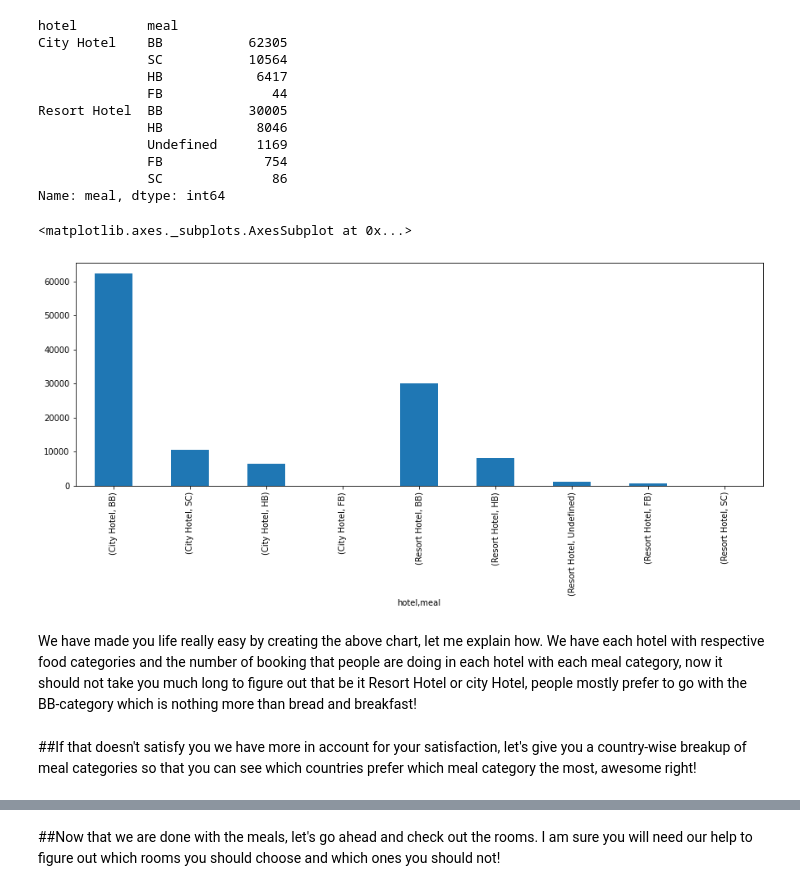
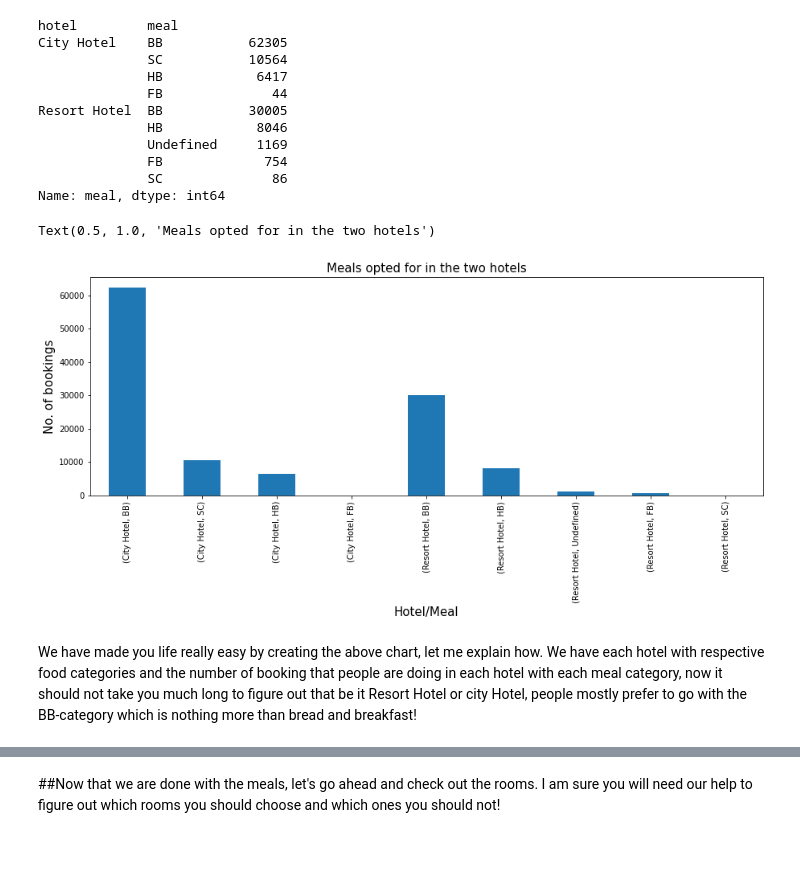
Before and after one commit to Tawheed-DS/Hotel-booking-analysis, a Jupyter notebook: CH_Tawheed_Hotel_Booking_Analysis_Capstone_Project.ipynb, the cells around one changed output, grey strips where cells are left out. Drawn from its saved outputs; the diff is of its cells as text; code cells hidden in the pictures; blank space fills up the shorter version.

```diff
--- a/CH_Tawheed_Hotel_Booking_Analysis_Capstone_Project.ipynb
+++ b/CH_Tawheed_Hotel_Booking_Analysis_Capstone_Project.ipynb
@@ -24,4 +24,4 @@ import seaborn as sns
 #Let's do some preliminary analysis for the start
 # %%
 #Read the Data file into a dataframe
-original_df = pd.read_csv(path)
+df = pd.read_csv(path)
@@ -135,7 +136,7 @@ features_to_be_dropped = ['arrival_date_week_number',
 ##Now we don't want to ruin the original data here so will begin with creating a copy of it so we can lay our hands on it without having to be afraid of ruining the whole show!
 # %%
 #Creating a copy of original dataframe using (.copy) method
-new_df = original_df.copy()
+new_df = df.copy()
 # %% [markdown]
 ##There are 4 missing values in the children column, we can easily assume that those people brought no children to the party!
  <i>Okay so let's assume that and also let's get on with dropping columns</i>
@@ -338,12 +345,14 @@ Name: meal, dtype: int64
 # %%
 #Define a figure size
 plt.rcParams['figure.figsize'] = (15,5)
 #Plot a bar graph
 popular_meal_category.plot(kind= 'bar')
+
+plt.ylabel('No. of bookings',fontdict={'fontsize':15})
+plt.xlabel('Hotel/Meal',fontdict={'fontsize':15})
+plt.title('Meals opted for in the two hotels',fontdict={'fontsize':15})
 # %% [output]
-<matplotlib.axes._subplots.AxesSubplot at 0x...>
+Text(0.5, 1.0, 'Meals opted for in the two hotels')
-[figure, old version]
+[figure, new version]
 # %% [markdown]
 We have made you life really easy by creating the above chart, let me explain how. We have each hotel with respective food categories and the number of booking that people are doing in each hotel with each meal category, now it should not take you much long to figure out that be it Resort Hotel or city Hotel, people mostly prefer to go with the BB-category which is nothing more than bread and breakfast!
-# %% [markdown]
-##If that doesn't satisfy you we have more in account for your satisfaction, let's give you a country-wise breakup of meal categories so that you can see which countries prefer which meal category the most, awesome right!
```
Also changed, not shown: parts of 26 cells of this notebook.
